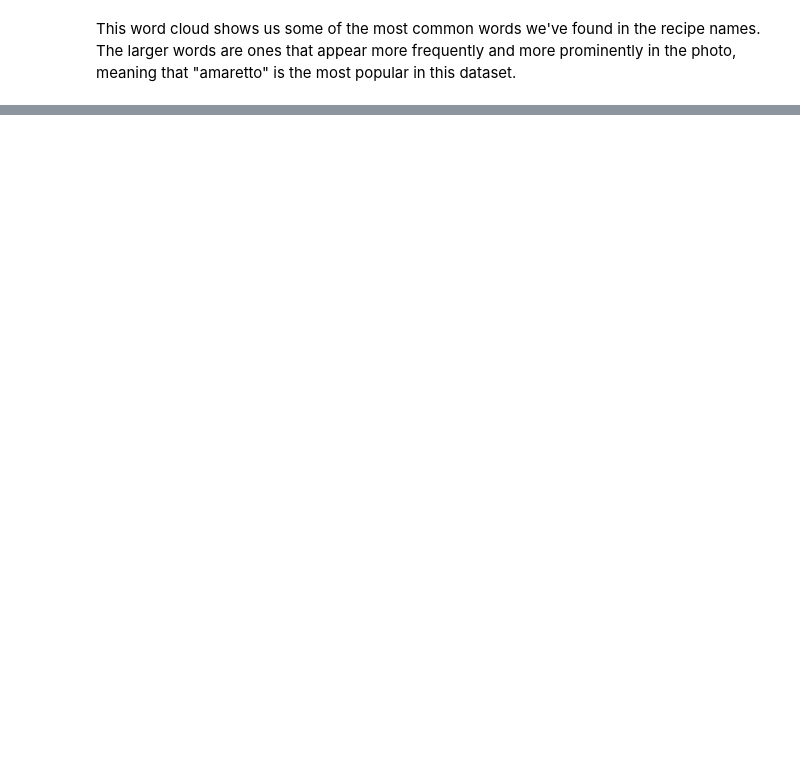
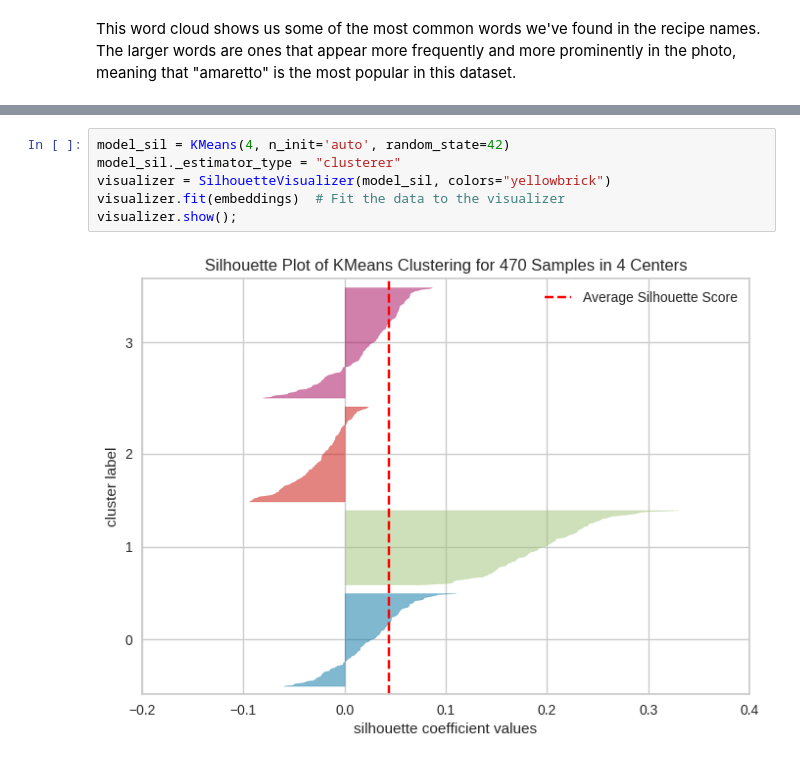
Before and after one commit to cindylemon/food.com-clustering-report, a Jupyter notebook: report.ipynb, the cells around one changed output, grey strips where cells are left out. Drawn from its saved outputs; the diff is of its cells as text; blank space fills up the shorter version.

```diff
--- a/report.ipynb
+++ b/report.ipynb
@@ -105,0 +184,8 @@ Even after trying different values, I just ended up using the point with the das
+# %%
+model_sil = KMeans(4, n_init='auto', random_state=42)
+model_sil._estimator_type = "clusterer"
+visualizer = SilhouetteVisualizer(model_sil, colors="yellowbrick")
+visualizer.fit(embeddings)  # Fit the data to the visualizer
+visualizer.show();
+# %% [output]
+[figure, added]
```
Also changed, not shown: parts of 15 cells of this notebook.
